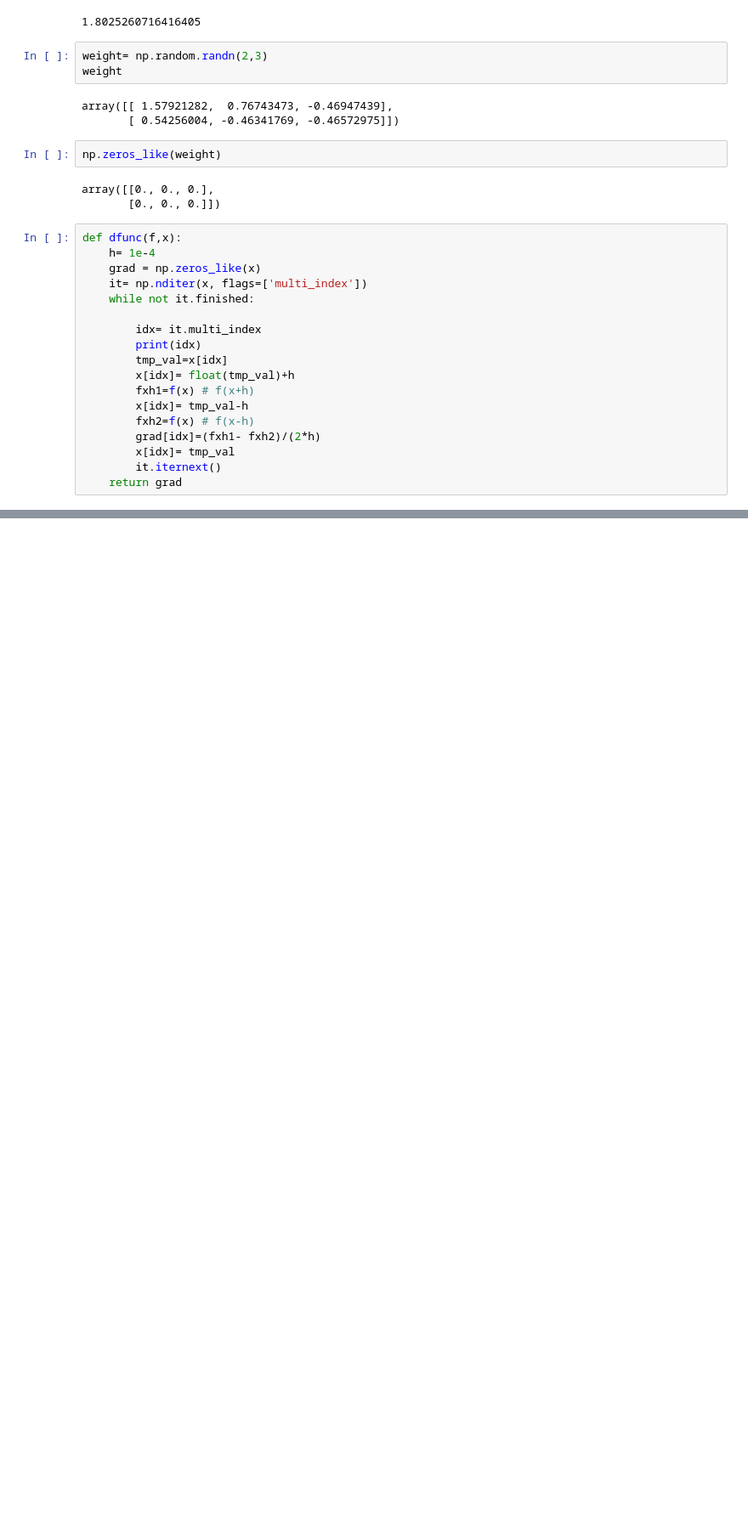
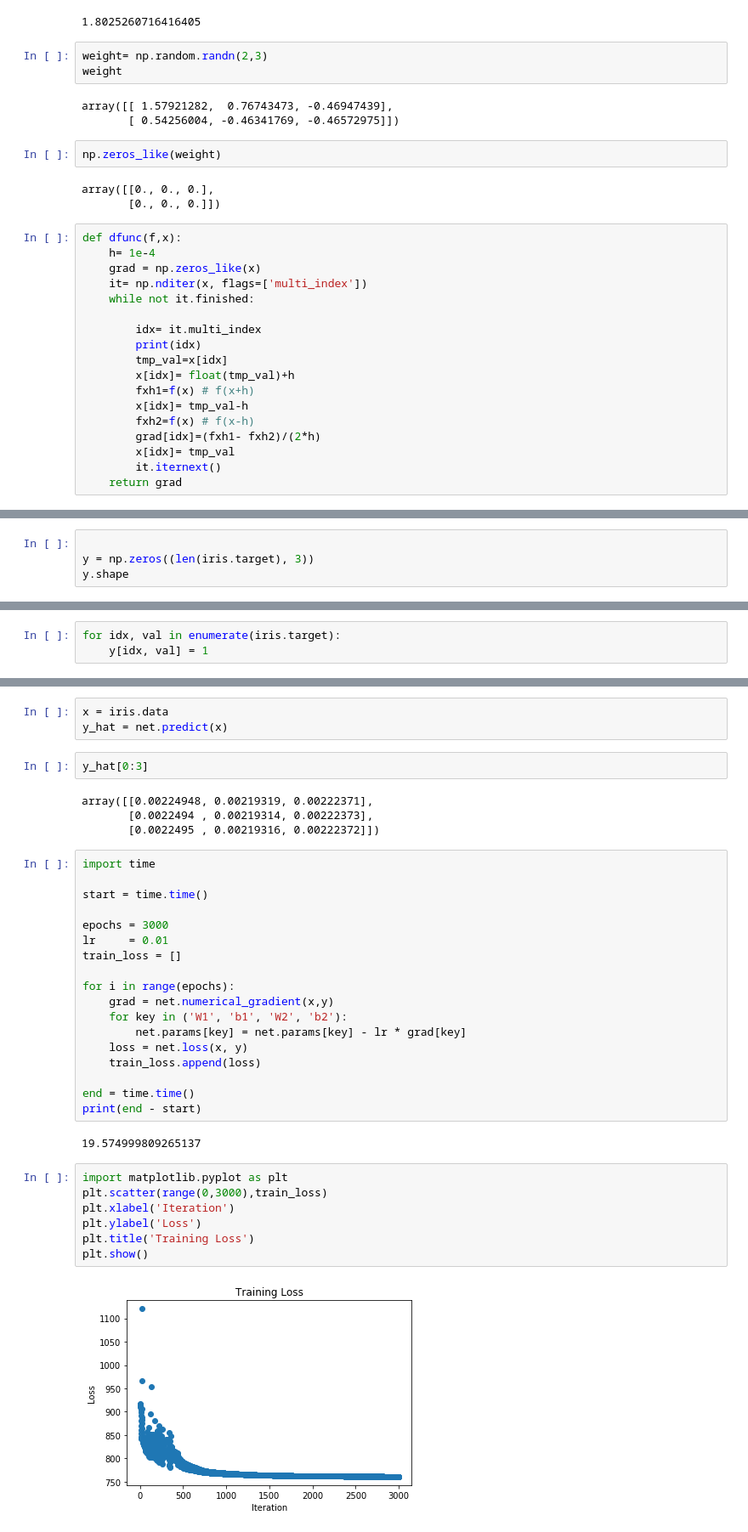
Before and after one commit to ywchiu/cdc_course, a Jupyter notebook: Demo20190605.ipynb, the cells around one changed output, grey strips where cells are left out. Shown at 85% size. Saved outputs shown, nothing was run; the diff lists cells and outputs as text; blank space fills up the shorter version.

```diff
--- a/Demo20190605.ipynb
+++ b/Demo20190605.ipynb
@@ -178,0 +321,4 @@ array([[ 0.43905941,  0.10910469, -0.5481641 ],
+# %%
+
+y = np.zeros((len(iris.target), 3))
+y.shape
@@ -178,0 +327,3 @@ array([[ 0.43905941,  0.10910469, -0.5481641 ],
+# %%
+for idx, val in enumerate(iris.target):
+    y[idx, val] = 1
@@ -178,0 +336,38 @@ array([[ 0.43905941,  0.10910469, -0.5481641 ],
+# %%
+x = iris.data
+y_hat = net.predict(x)
+# %%
+y_hat[0:3]
+# %% [output]
+array([[0.00224948, 0.00219319, 0.00222371],
+       [0.0022494 , 0.00219314, 0.00222373],
+       [0.0022495 , 0.00219316, 0.00222372]])
+# %%
+import time
+
+start = time.time()
+
+epochs = 3000
+lr     = 0.01
+train_loss = []
+
+for i in range(epochs):
+    grad = net.numerical_gradient(x,y)
+    for key in ('W1', 'b1', 'W2', 'b2'):
+        net.params[key] = net.params[key] - lr * grad[key]
+    loss = net.loss(x, y)
+    train_loss.append(loss)
+
+end = time.time()
+print(end - start)
+# %% [output]
+19.574999809265137
+# %%
+import matplotlib.pyplot as plt
+plt.scatter(range(0,3000),train_loss)
+plt.xlabel('Iteration')
+plt.ylabel('Loss')
+plt.title('Training Loss')
+plt.show()
+# %% [output]
+[figure, added]
```
Also changed, not shown: parts of 44 cells of this notebook.
